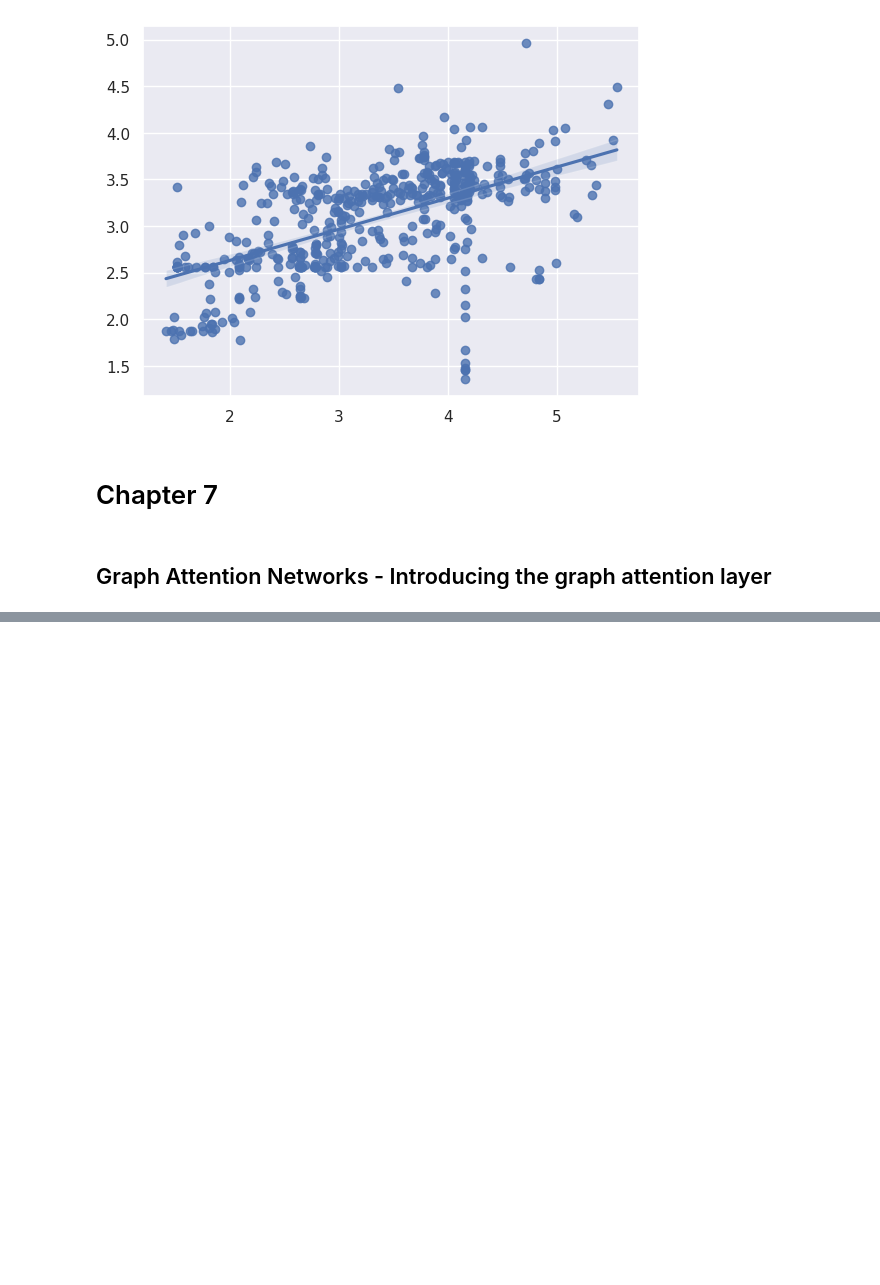
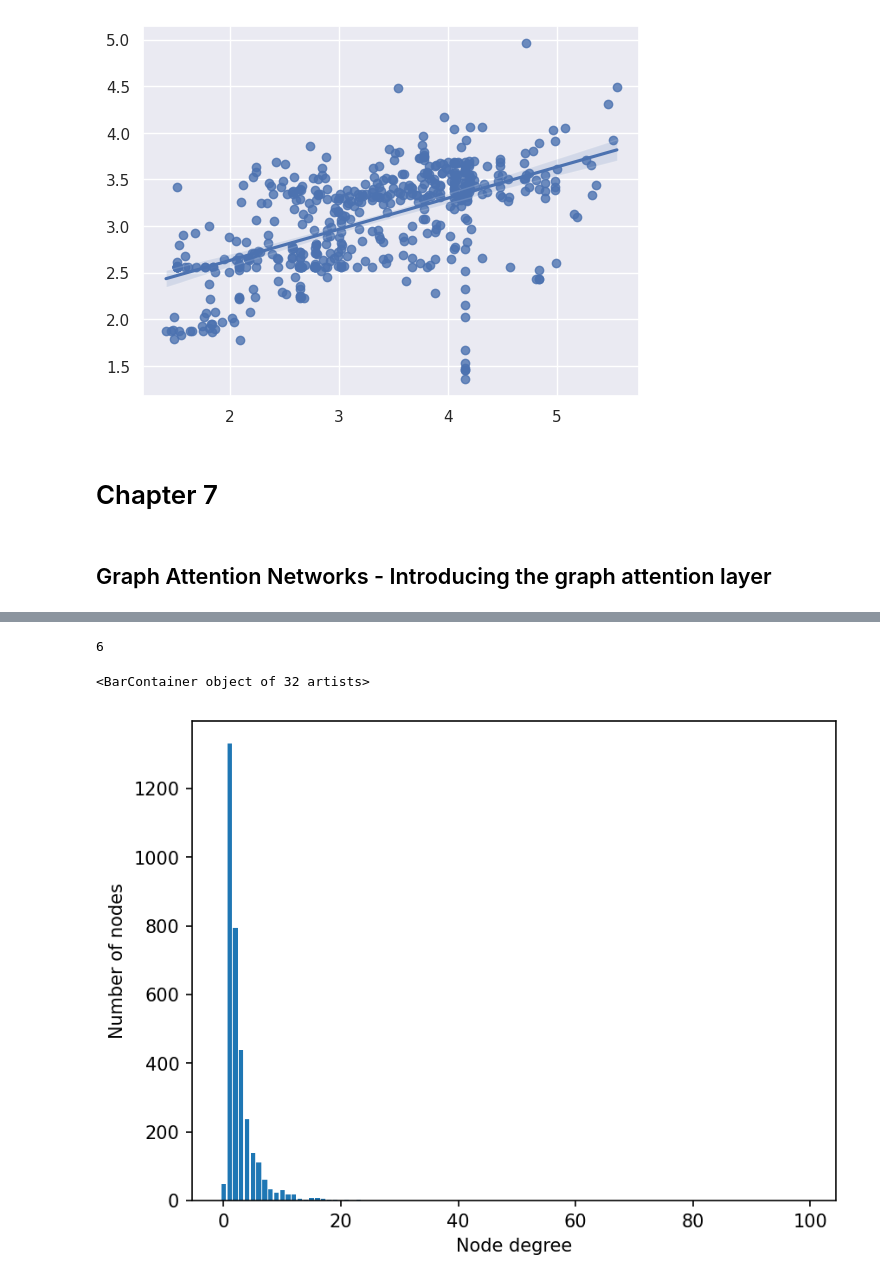
Before and after one commit to difersalest/GNN_Practice, a Jupyter notebook: testing_gcn.ipynb, the cells around one changed output, grey strips where cells are left out. Drawn from its saved outputs; the diff is of its cells as text; code cells hidden in the pictures; blank space fills up the shorter version.

```diff
--- a/testing_gcn.ipynb
+++ b/testing_gcn.ipynb
@@ -510,0 +682,4 @@ fig = sns.regplot(x=data.y[data.test_mask].numpy(), y=y_pred)
+# %%
+dataset = Planetoid(root=".", name="CiteSeer")
+data = dataset[0]
+data
@@ -510,0 +698,19 @@ fig = sns.regplot(x=data.y[data.test_mask].numpy(), y=y_pred)
+# %%
+dataset.num_classes
+# %% [output]
+6
+# %%
+import matplotlib.pyplot as plt
+from torch_geometric.utils import degree
+from collections import Counter
+
+degrees = degree(data.edge_index[0]).numpy()
+numbers = Counter(degrees)
+
+fig, ax = plt.subplots(dpi=150)
+ax.set_xlabel("Node degree")
+ax.set_ylabel("Number of nodes")
+plt.bar(numbers.keys(), numbers.values())
+# %% [output]
+<BarContainer object of 32 artists>
+[figure, added]
```
Also changed, not shown: parts of 25 cells of this notebook.
